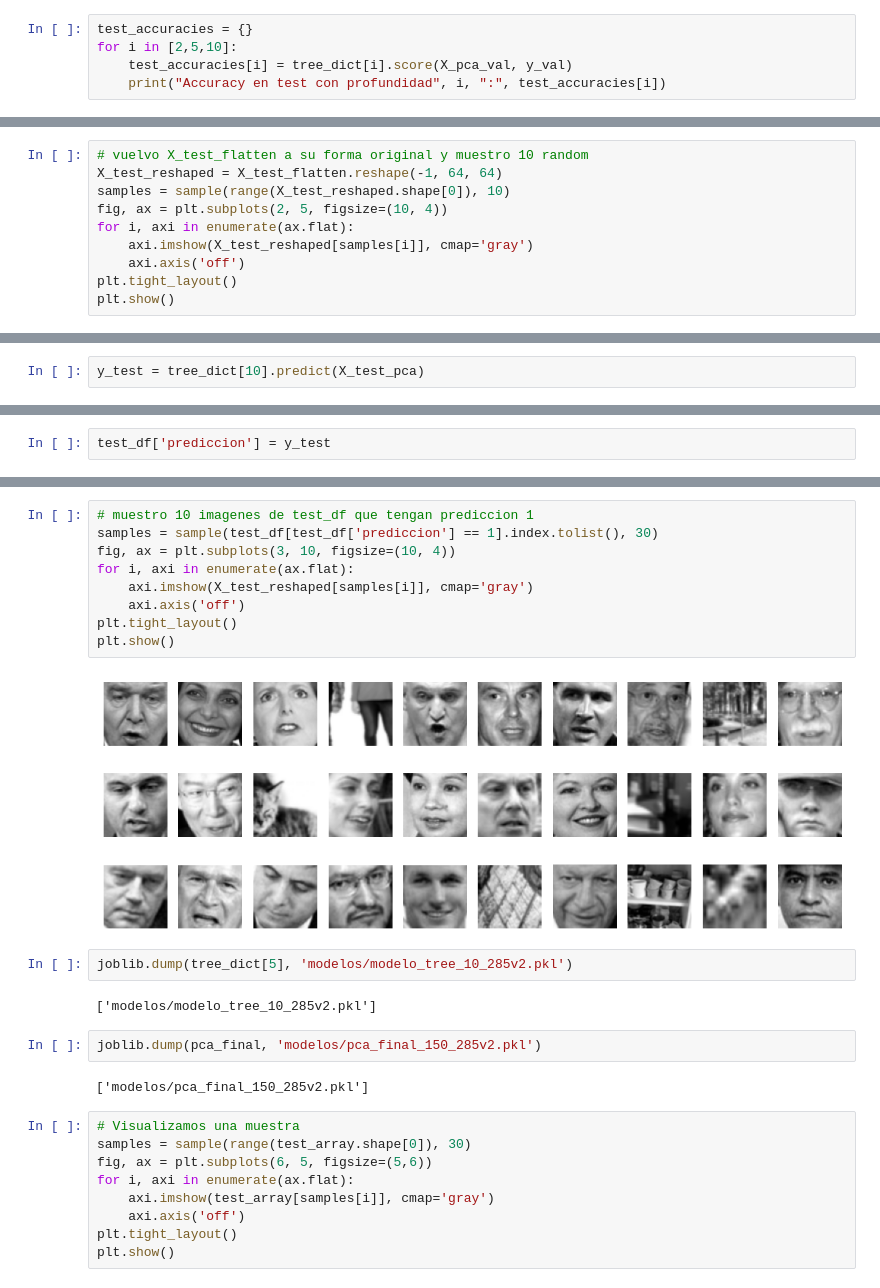
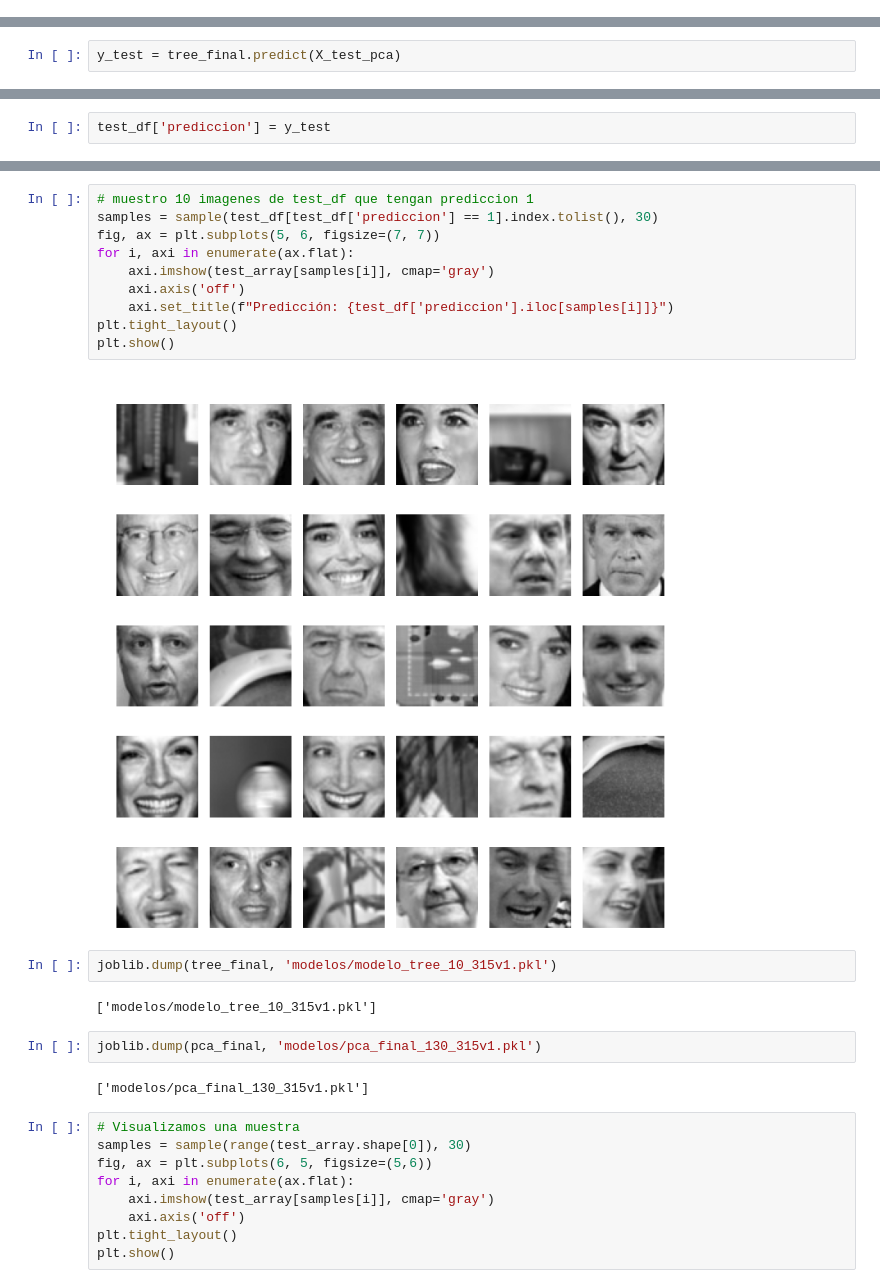
Before and after one commit to joacoguerrae/obligatorio_ml_para_ia, a Jupyter notebook: notebook_obligatorio_sanes_guerra.ipynb, the cells around one changed output, grey strips where cells are left out. Drawn from its saved outputs; the diff is of its cells as text.

```diff
--- a/notebook_obligatorio_sanes_guerra.ipynb
+++ b/notebook_obligatorio_sanes_guerra.ipynb
@@ -345,7 +335,2 @@ Score con 10 profundidad: 0.9590132341483054
 # %%
 X_pca_val = pca_final.transform(X_val)
-# %%
-test_accuracies = {}
-for i in [2,5,10]:
-    test_accuracies[i] = tree_dict[i].score(X_pca_val, y_val)
-    print("Accuracy en test con profundidad", i, ":", test_accuracies[i])
@@ -385,13 +370,3 @@ X_test_flatten = np.array([im.flatten() for im in tqdm(test_array, desc='Constru
 print("Media - Test:", np.mean(X_test_flatten))
 # %% [output]
 Media - Test: 0.48852566420611127
-# %%
-# vuelvo X_test_flatten a su forma original y muestro 10 random
-X_test_reshaped = X_test_flatten.reshape(-1, 64, 64)
-samples = sample(range(X_test_reshaped.shape[0]), 10)
-fig, ax = plt.subplots(2, 5, figsize=(10, 4))
-for i, axi in enumerate(ax.flat):
-    axi.imshow(X_test_reshaped[samples[i]], cmap='gray')
-    axi.axis('off')
-plt.tight_layout()
-plt.show()
@@ -400,7 +373,7 @@ plt.show()
 # %%
 X_test_pca = pca_final.transform(X_test_flatten)
 # %%
-y_test = tree_dict[10].predict(X_test_pca)
+y_test = tree_final.predict(X_test_pca)
 # %%
 test_df = pd.DataFrame(X_test_flatten)
 # %%
@@ -414,23 +387,24 @@ prediccion
 Name: count, dtype: int64
-# %%
-# muestro 10 imagenes de test_df que tengan prediccion 1
-samples = sample(test_df[test_df['prediccion'] == 1].index.tolist(), 30)
-fig, ax = plt.subplots(3, 10, figsize=(10, 4))
-for i, axi in enumerate(ax.flat):
-    axi.imshow(X_test_reshaped[samples[i]], cmap='gray')
-    axi.axis('off')
-plt.tight_layout()
-plt.show()
-# %% [output]
-[figure, removed]
+# %%
+# muestro 10 imagenes de test_df que tengan prediccion 1
+samples = sample(test_df[test_df['prediccion'] == 1].index.tolist(), 30)
+fig, ax = plt.subplots(5, 6, figsize=(7, 7))
+for i, axi in enumerate(ax.flat):
+    axi.imshow(test_array[samples[i]], cmap='gray')
+    axi.axis('off')
+    axi.set_title(f"Predicción: {test_df['prediccion'].iloc[samples[i]]}")
+plt.tight_layout()
+plt.show()
+# %% [output]
+[figure, added]
 # %%
-joblib.dump(tree_dict[5], 'modelos/modelo_tree_10_285v2.pkl')
+joblib.dump(tree_final, 'modelos/modelo_tree_10_315v1.pkl')
 # %% [output]
-['modelos/modelo_tree_10_285v2.pkl']
+['modelos/modelo_tree_10_315v1.pkl']
 # %%
-joblib.dump(pca_final, 'modelos/pca_final_150_285v2.pkl')
+joblib.dump(pca_final, 'modelos/pca_final_130_315v1.pkl')
 # %% [output]
-['modelos/pca_final_150_285v2.pkl']
+['modelos/pca_final_130_315v1.pkl']
 # %%
 # Visualizamos una muestra
 samples = sample(range(test_array.shape[0]), 30)
```
Also changed, not shown: parts of 20 cells of this notebook, 1 other file.
